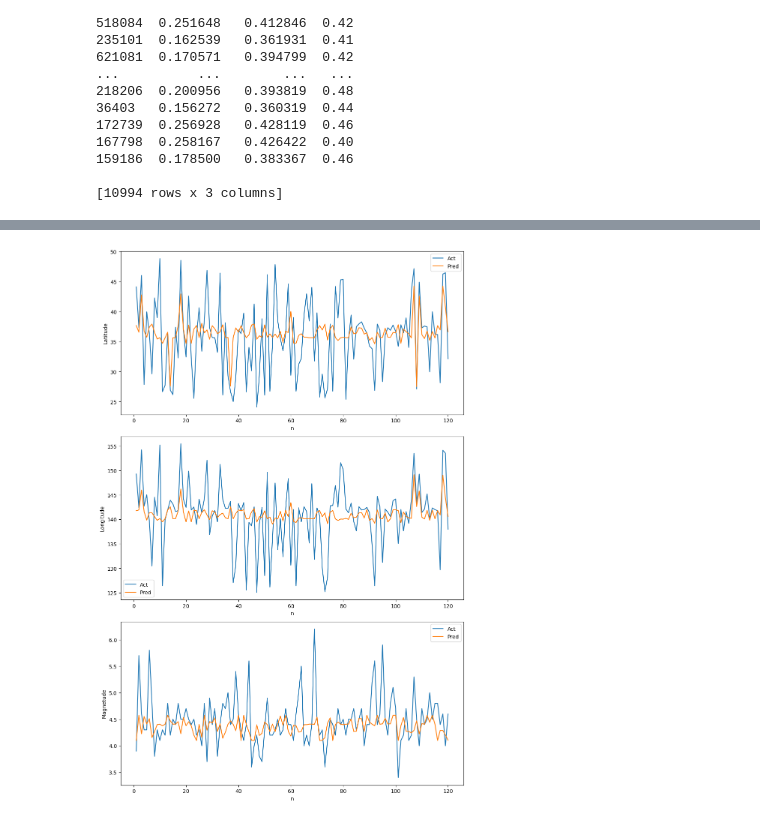
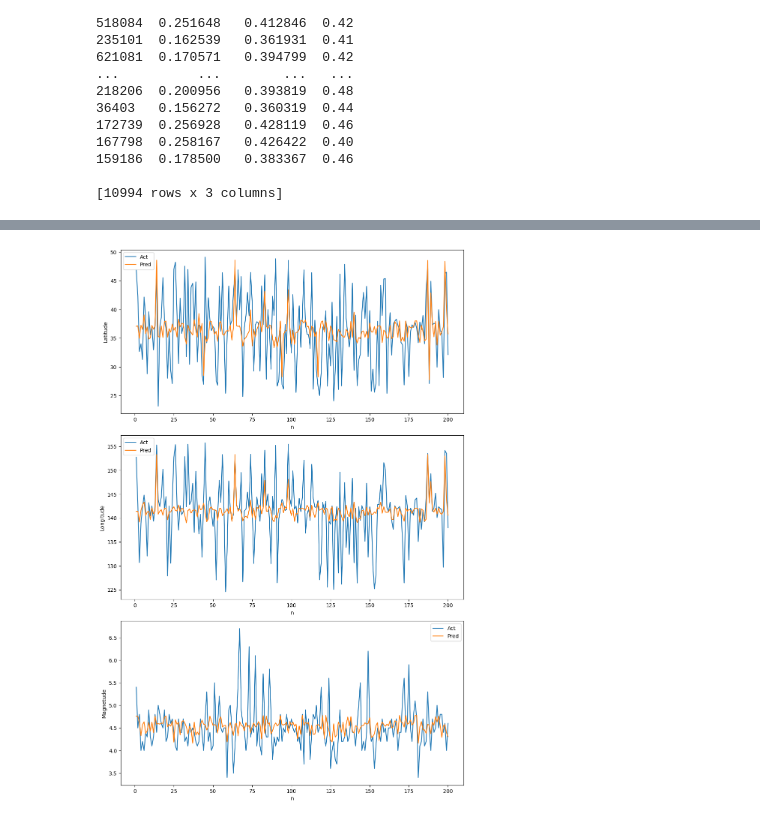
Before and after one commit to peeb01/Earthquake, a Jupyter notebook: Machine Learning Model/test.ipynb, the cells around one changed output, grey strips where cells are left out. Drawn from its saved outputs; the diff is of its cells as text; code cells hidden in the pictures.

```diff
--- a/Machine Learning Model/test.ipynb
+++ b/Machine Learning Model/test.ipynb
@@ -191,35 +200,35 @@ print(y_pred)
 y_test_pl = np.array(y_test)
 
 
-n_plot = -120
+n_plot = -200
 
 last_120_rows_y_test_pl = y_test_pl[n_plot:, :]
 last_120_rows_y_pred = y_pred[n_plot:, :]
 
 n = np.arange(1, len(last_120_rows_y_pred[:, 0])+1)
 
 
 fig, ax = plt.subplots(3, 1, figsize=(10, 15))
 
 ax[0].plot(n, last_120_rows_y_test_pl[:, 0]*180, label='Act')
 ax[0].plot(n, last_120_rows_y_pred[:, 0]*180, label='Pred')
 ax[0].set_xlabel('n')
 ax[0].set_ylabel('Latitude')
 ax[0].legend()
 
 ax[1].plot(n, last_120_rows_y_test_pl[:, 1]*360, label='Act')
 ax[1].plot(n, last_120_rows_y_pred[:, 1]*360, label='Pred')
 ax[1].set_xlabel('n')
 ax[1].set_ylabel('Longitude')
 ax[1].legend()
 
 ax[2].plot(n, last_120_rows_y_test_pl[:, 2]*10, label='Act')
 ax[2].plot(n, last_120_rows_y_pred[:, 2]*10, label='Pred')
 ax[2].set_xlabel('n')
 ax[2].set_ylabel('Magnetude')
 ax[2].legend()
 
 plt.tight_layout()
 plt.show()
 # %% [output]
-[figure, old version]
+[figure, new version]
```
Also changed, not shown: parts of 5 cells of this notebook.
